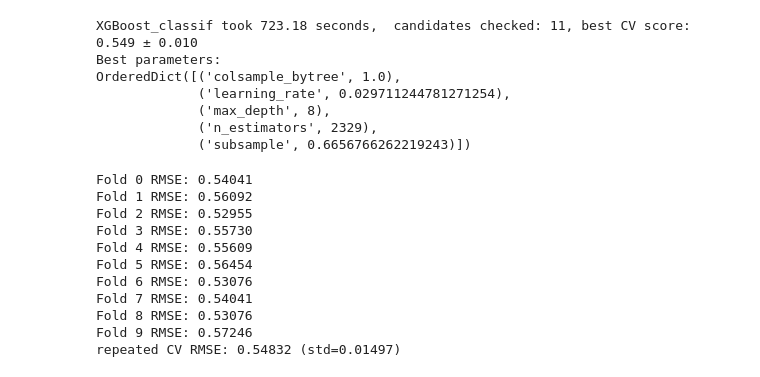
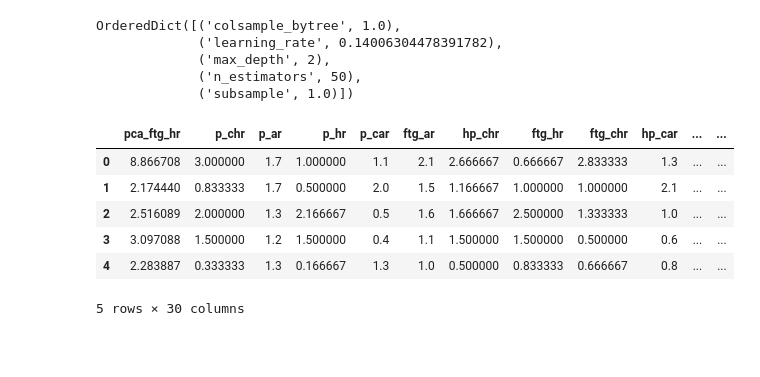
Before and after one commit to blessontomjoseph/premier_league_match_predictions, a Jupyter notebook: notebook.ipynb, the cells around one changed output. Drawn from its saved outputs; the diff is of its cells as text; code cells hidden in the pictures; blank space fills up the shorter version.

```diff
--- a/notebook.ipynb
+++ b/notebook.ipynb
@@ -97,12 +28,0 @@ opt = BayesSearchCV(estimator=model,
-# %%
-overdone_control = DeltaYStopper(delta=0.0001)
-time_limit_control = DeadlineStopper(total_time=60*10)
-best_params = report_perf(opt, trainx,trainy, 'XGBoost_classif',callbacks=[overdone_control, time_limit_control])
-# %% [output]
-XGBoost_classif took 723.18 seconds,  candidates checked: 11, best CV score: 0.549 ± 0.010
-Best parameters:
-OrderedDict([('colsample_bytree', 1.0),
-             ('learning_rate', 0.029711244781271254),
-             ('max_depth', 8),
-             ('n_estimators', 2329),
-             ('subsample', 0.6656766262219243)])
@@ -111,24 +29,42 @@ model = XGBClassifier(random_state=0, booster='gbtree', tree_method='hist',eval_
 # %%
-folds = 10
-skf = StratifiedKFold(n_splits=folds,shuffle=True,random_state=0)
-rmse = list()
+model = XGBClassifier(random_state=0, booster='gbtree', tree_method='hist',
+                      eval_metric='mlogloss', verbosity=0, **best_params)
 
-for k, (train_idx, val_idx) in enumerate(skf.split(trainx,trainy)):
-    model.fit(trainx.iloc[train_idx].values, trainy.iloc[train_idx].values)
-    val_preds = model.predict(trainx.iloc[val_idx].values)
-    val_rmse = accuracy_score(y_true=trainy.iloc[val_idx].values, y_pred=val_preds)
-    print(f"Fold {k} RMSE: {val_rmse:0.5f}")
-    rmse.append(val_rmse)
-print(f"repeated CV RMSE: {np.mean(rmse):0.5f} (std={np.std(rmse):0.5f})")
+
+def train(trainx, trainy):
+    folds = 10
+    skf = StratifiedKFold(n_splits=folds, shuffle=True, random_state=0)
+    train_acc, val_acc = [], []
+
+    for k, (train_idx, val_idx) in enumerate(skf.split(trainx, trainy)):
+        model.fit(trainx.iloc[train_idx].values, trainy.iloc[train_idx].values)
+        train_preds = model.predict(trainx.iloc[train_idx].values)
+        val_preds = model.predict(trainx.iloc[val_idx].values)
+
+        acc_t = accuracy_score(
+            y_true=trainy.iloc[train_idx].values, y_pred=train_preds)
+        acc_v = accuracy_score(
+            y_true=trainy.iloc[val_idx].values, y_pred=val_preds)
+        train_acc.append(acc_t)
+        val_acc.append(acc_v)
+    return np.mean(train_acc), np.mean(val_acc)
-# %% [output]
-Fold 0 RMSE: 0.54041
-Fold 1 RMSE: 0.56092
-Fold 2 RMSE: 0.52955
-Fold 3 RMSE: 0.55730
-Fold 4 RMSE: 0.55609
-Fold 5 RMSE: 0.56454
-Fold 6 RMSE: 0.53076
-Fold 7 RMSE: 0.54041
-Fold 8 RMSE: 0.53076
-Fold 9 RMSE: 0.57246
-repeated CV RMSE: 0.54832 (std=0.01497)
+# %%
+best_params
+# %% [output]
+OrderedDict([('colsample_bytree', 1.0),
+             ('learning_rate', 0.14006304478391782),
+             ('max_depth', 2),
+             ('n_estimators', 50),
+             ('subsample', 1.0)])
+# %%
+import features
+best = features.auto_best_features(trainx, trainy, n_features=30)
+best.head(5)
+# %% [output]
+|  | pca_ftg_hr | p_chr | p_ar | p_hr | p_car | ftg_ar | hp_chr | ftg_hr | ftg_chr | hp_car | ... | ... |
+| 0 | 8.866708 | 3.000000 | 1.7 | 1.000000 | 1.1 | 2.1 | 2.666667 | 0.666667 | 2.833333 | 1.3 | ... | ... |
+| 1 | 2.174440 | 0.833333 | 1.7 | 0.500000 | 2.0 | 1.5 | 1.166667 | 1.000000 | 1.000000 | 2.1 | ... | ... |
+| 2 | 2.516089 | 2.000000 | 1.3 | 2.166667 | 0.5 | 1.6 | 1.666667 | 2.500000 | 1.333333 | 1.0 | ... | ... |
+| 3 | 3.097088 | 1.500000 | 1.2 | 1.500000 | 0.4 | 1.1 | 1.500000 | 1.500000 | 0.500000 | 0.6 | ... | ... |
+| 4 | 2.283887 | 0.333333 | 1.3 | 0.166667 | 1.3 | 1.0 | 0.500000 | 0.833333 | 0.666667 | 0.8 | ... | ... |
+5 rows × 30 columns
```
Also changed, not shown: parts of 15 cells of this notebook, 3 other files.
